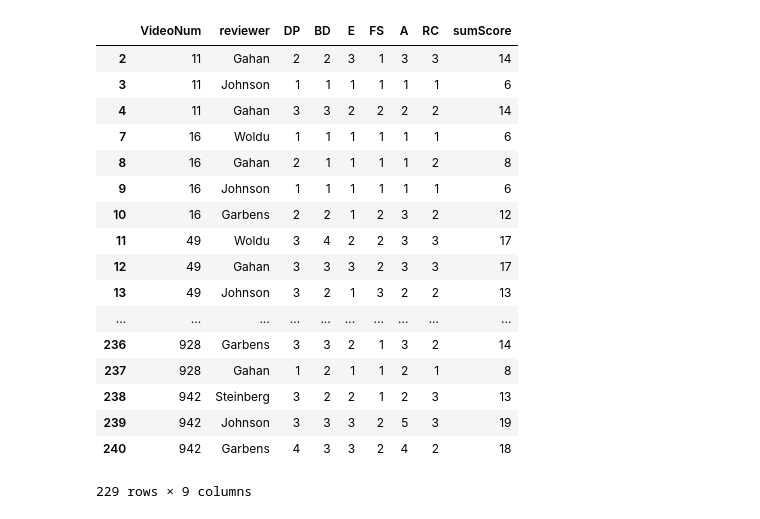
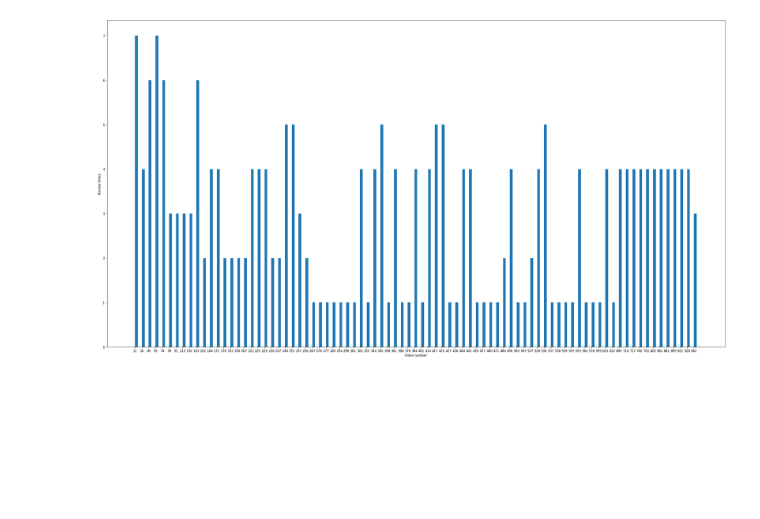
Before and after one commit to XingmingQu/surgery-video-analysis, a Jupyter notebook: notebooksAndModules/Untitled.ipynb, the cells around one changed output. Cells and saved outputs as stored; diff of their text form; code cells hidden in the pictures; blank space fills up the shorter version.

```diff
--- a/notebooksAndModules/Untitled.ipynb
+++ b/notebooksAndModules/Untitled.ipynb
@@ -3,25 +4,29 @@ import pandas as pd
+# %%
+ll=lh.Label("../2019_fall_labels.csv")
+
+review_times=[ll.get_review_times_by_video_number(i) for i in ll.get_video_number()]
+videoN=[str(i) for i in ll.get_video_number()]
+review_times
+
+import matplotlib.pyplot as plt
+
+objects = videoN
+y_pos = np.arange(len(objects))
+performance =review_times
+
+figure=plt.figure(figsize=(35,19))
+
+plt.bar(y_pos, performance, align='edge', width=0.4)
+plt.xticks(y_pos, objects)
+plt.ylabel('Review times')
+plt.xlabel('Video number')
+#plt.title('Programming language usage')
+
+plt.show()
+figure.savefig('foo.png', bbox_inches='tight')
+# %% [output]
+[figure, added]
 # %%
 data=pd.read_csv("../reviewer_list.csv")
 # %%
 data.drop_duplicates(keep=False,inplace=True)
-# %%
-data
-# %% [output]
-|  | VideoNum | reviewer | DP | BD | E | FS | A | RC | sumScore |
-| 2 | 11 | Gahan | 2 | 2 | 3 | 1 | 3 | 3 | 14 |
-| 3 | 11 | Johnson | 1 | 1 | 1 | 1 | 1 | 1 | 6 |
-| 4 | 11 | Gahan | 3 | 3 | 2 | 2 | 2 | 2 | 14 |
-| 7 | 16 | Woldu | 1 | 1 | 1 | 1 | 1 | 1 | 6 |
-| 8 | 16 | Gahan | 2 | 1 | 1 | 1 | 1 | 2 | 8 |
-| 9 | 16 | Johnson | 1 | 1 | 1 | 1 | 1 | 1 | 6 |
-| 10 | 16 | Garbens | 2 | 2 | 1 | 2 | 3 | 2 | 12 |
-| 11 | 49 | Woldu | 3 | 4 | 2 | 2 | 3 | 3 | 17 |
-| 12 | 49 | Gahan | 3 | 3 | 3 | 2 | 3 | 3 | 17 |
-| 13 | 49 | Johnson | 3 | 2 | 1 | 3 | 2 | 2 | 13 |
-| ... | ... | ... | ... | ... | ... | ... | ... | ... | ... |
-| 236 | 928 | Garbens | 3 | 3 | 2 | 1 | 3 | 2 | 14 |
-| 237 | 928 | Gahan | 1 | 2 | 1 | 1 | 2 | 1 | 8 |
-| 238 | 942 | Steinberg | 3 | 2 | 2 | 1 | 2 | 3 | 13 |
-| 239 | 942 | Johnson | 3 | 3 | 3 | 2 | 5 | 3 | 19 |
-| 240 | 942 | Garbens | 4 | 3 | 3 | 2 | 4 | 2 | 18 |
-229 rows × 9 columns
```
Also changed, not shown: parts of 2 cells of this notebook, 12 other files.
